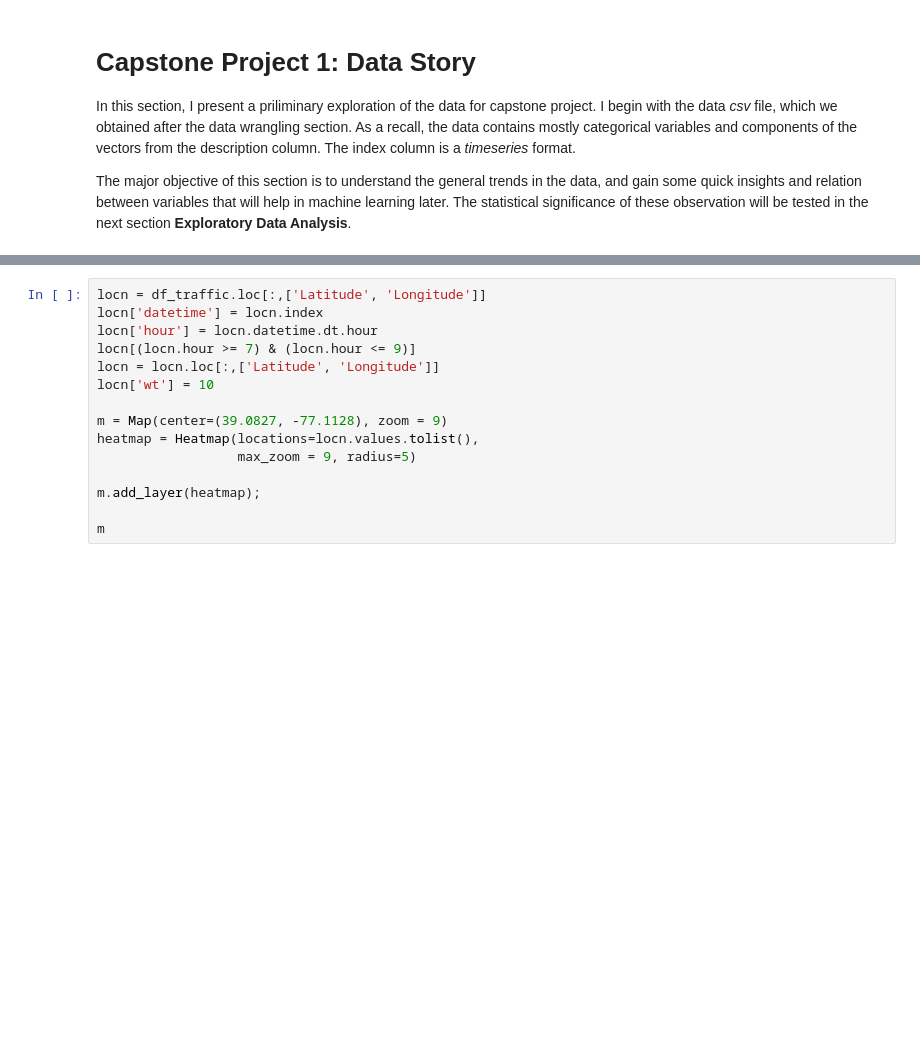
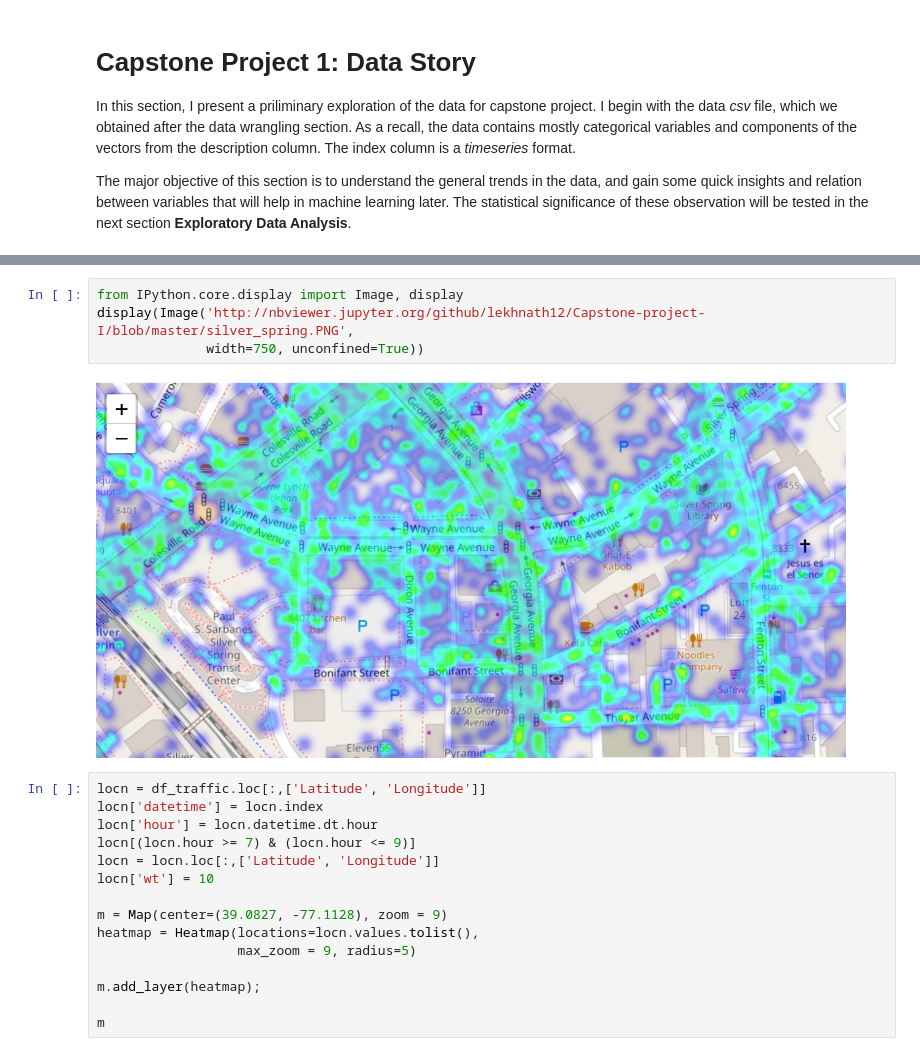
Before and after one commit to lekhnath12/Capstone-project-I, a Jupyter notebook: Data_Story.ipynb, the cells around one changed output, grey strips where cells are left out. Cells and saved outputs as stored; diff of their text form; blank space fills up the shorter version.

```diff
--- a/Data_Story.ipynb
+++ b/Data_Story.ipynb
@@ -26,3 +26,9 @@ Attention Montgomery drivers! You can be pulled over almost everywhere across th
+# %%
+from IPython.core.display import Image, display
+display(Image('http://nbviewer.jupyter.org/github/lekhnath12/Capstone-project-I/blob/master/silver_spring.PNG',
+              width=750, unconfined=True))
+# %% [output]
+[figure, added]
 # %%
 locn = df_traffic.loc[:,['Latitude', 'Longitude']]
 locn['datetime'] = locn.index
```
Also changed, not shown: parts of 7 cells of this notebook.
